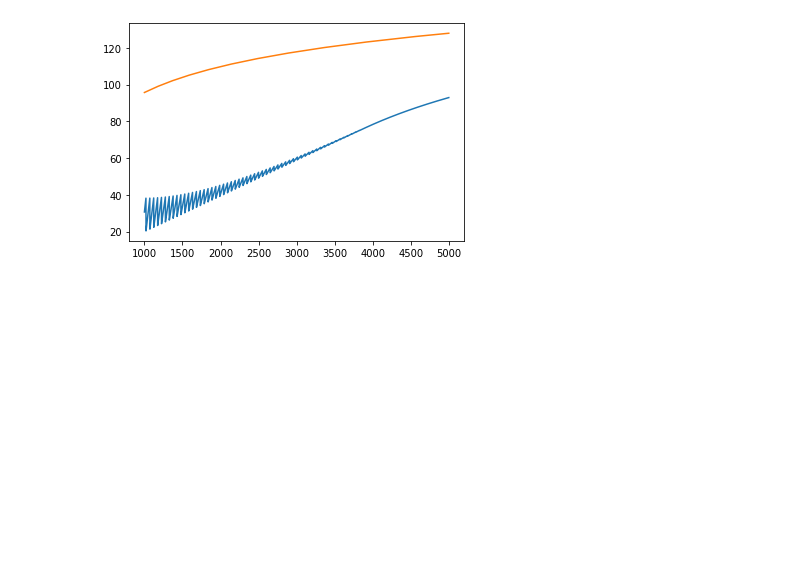
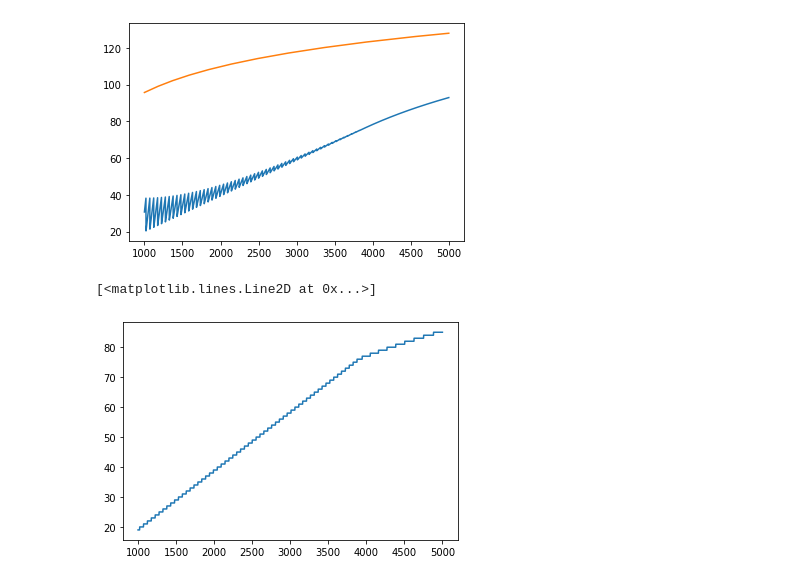
Before and after one commit to michaelneuder/continued-participation, a Jupyter notebook: copar-2.ipynb, the cells around one changed output. Drawn from its saved outputs; the diff is of its cells as text; code cells hidden in the pictures; blank space fills up the shorter version.

```diff
--- a/copar-2.ipynb
+++ b/copar-2.ipynb
@@ -385,4 +385,7 @@ plt.plot(Cs, optLotts)
 [<matplotlib.lines.Line2D at 0x...>]
 [figure]
 # %%
-plt.plot(Cs, )
+plt.plot(Cs, optks)
+# %% [output]
+[<matplotlib.lines.Line2D at 0x...>]
+[figure, added]
```
Also changed, not shown: parts of 2 cells of this notebook.
